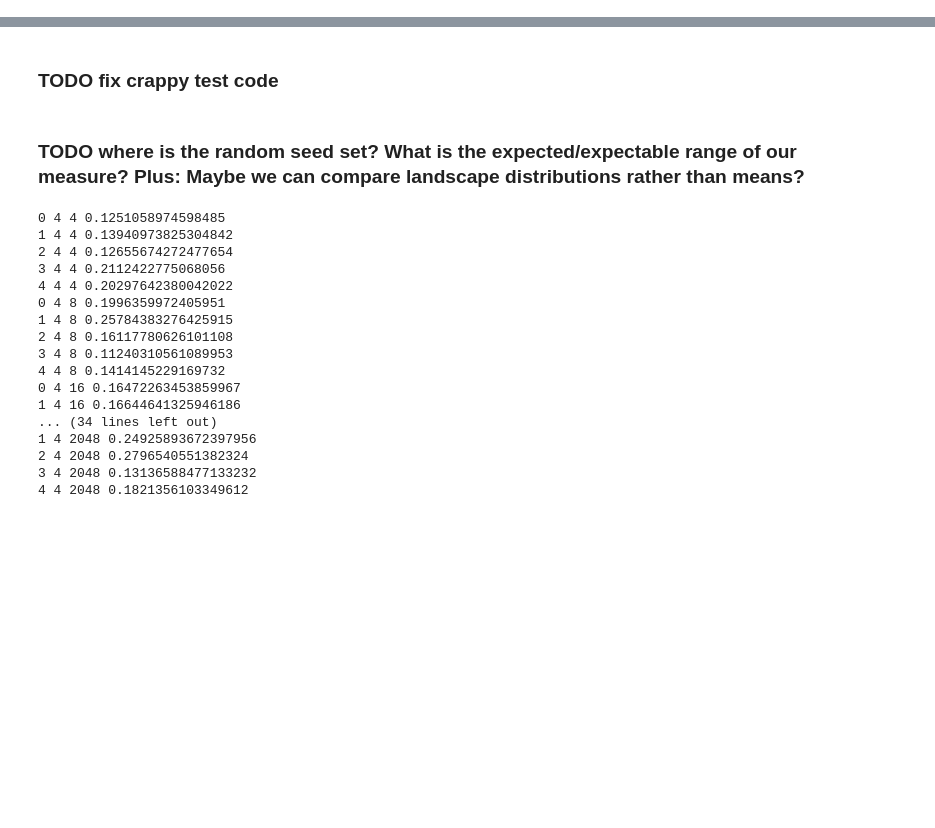
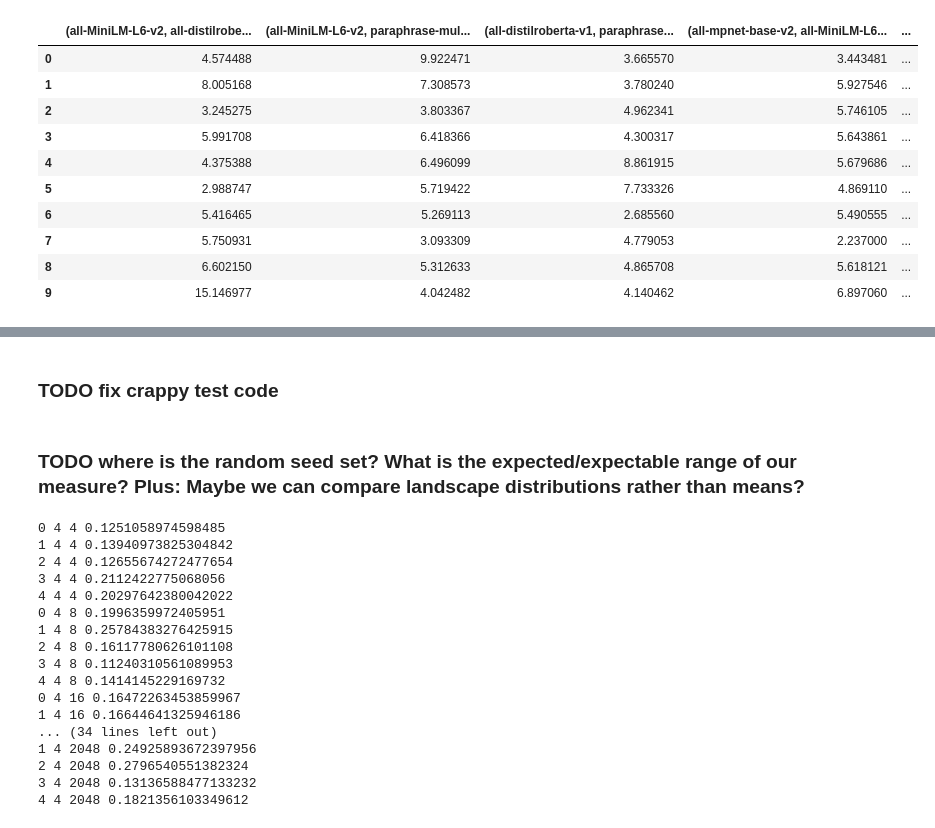
Before and after one commit to aidos-lab/Presto, a Jupyter notebook: notebooks/pesto_test.ipynb, the cells around one changed output, grey strips where cells are left out. Saved outputs shown, nothing was run; the diff lists cells and outputs as text; code cells hidden in the pictures; blank space fills up the shorter version.

```diff
--- a/notebooks/pesto_test.ipynb
+++ b/notebooks/pesto_test.ipynb
@@ -32,0 +36,4 @@ dataset2 = load_dataset("gfissore/arxiv-abstracts-2021")
+# %%
+datasets = {d: load_dataset(*d.split()) for d in config.datasets}
+# %%
+embeddings = {k:m.encode(datasets["cnn_dailymail 3.0.0"]["test"][:1000]["highlights"]) for k,m in models.items()}
@@ -32,0 +81,16 @@ dataset2 = load_dataset("gfissore/arxiv-abstracts-2021")
+# %%
+df = pd.DataFrame.from_records(scores)
+df["n_projections"] = projection_ns
+df
+# %% [output]
+|  | (all-MiniLM-L6-v2, all-distilrobe... | (all-MiniLM-L6-v2, paraphrase-mul... | (all-distilroberta-v1, paraphrase... | (all-mpnet-base-v2, all-MiniLM-L6... | ... |
+| 0 | 4.574488 | 9.922471 | 3.665570 | 3.443481 | ... |
+| 1 | 8.005168 | 7.308573 | 3.780240 | 5.927546 | ... |
+| 2 | 3.245275 | 3.803367 | 4.962341 | 5.746105 | ... |
+| 3 | 5.991708 | 6.418366 | 4.300317 | 5.643861 | ... |
+| 4 | 4.375388 | 6.496099 | 8.861915 | 5.679686 | ... |
+| 5 | 2.988747 | 5.719422 | 7.733326 | 4.869110 | ... |
+| 6 | 5.416465 | 5.269113 | 2.685560 | 5.490555 | ... |
+| 7 | 5.750931 | 3.093309 | 4.779053 | 2.237000 | ... |
+| 8 | 6.602150 | 5.312633 | 4.865708 | 5.618121 | ... |
+| 9 | 15.146977 | 4.042482 | 4.140462 | 6.897060 | ... |
```
Also changed, not shown: parts of 19 cells of this notebook, 5 other files.
